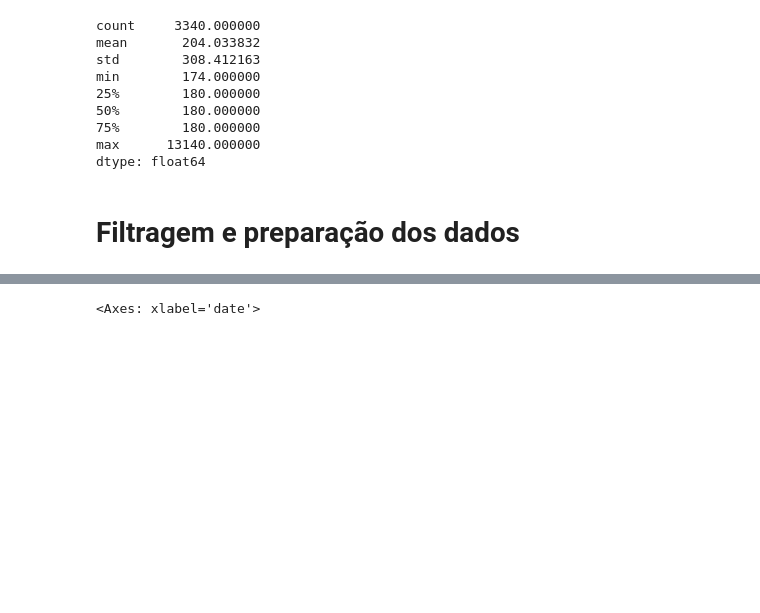
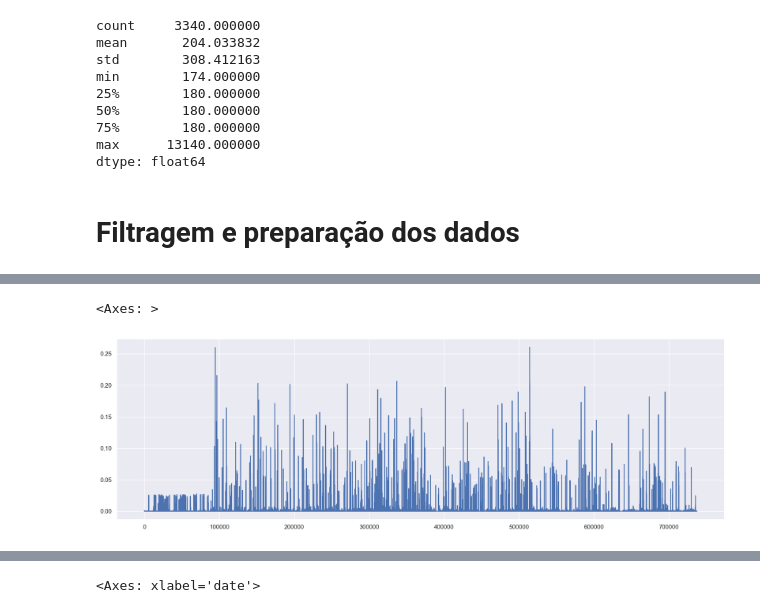
Before and after one commit to matleobor/case-ihm, a Jupyter notebook: flotation-analysis.ipynb, the cells around one changed output, grey strips where cells are left out. Saved outputs shown, nothing was run; the diff lists cells and outputs as text; code cells hidden in the pictures; blank space fills up the shorter version.

```diff
--- a/flotation-analysis.ipynb
+++ b/flotation-analysis.ipynb
@@ -172,0 +258,7 @@ dtype: float64
+# %%
+test = abs(raw_data['Ore Pulp Density'] - raw_data['Ore Pulp Density'].shift())
+test = abs(test - test.shift())
+(1*test).plot()
+# %% [output]
+<Axes: >
+[figure, added]
```
Also changed, not shown: parts of 20 cells of this notebook.
